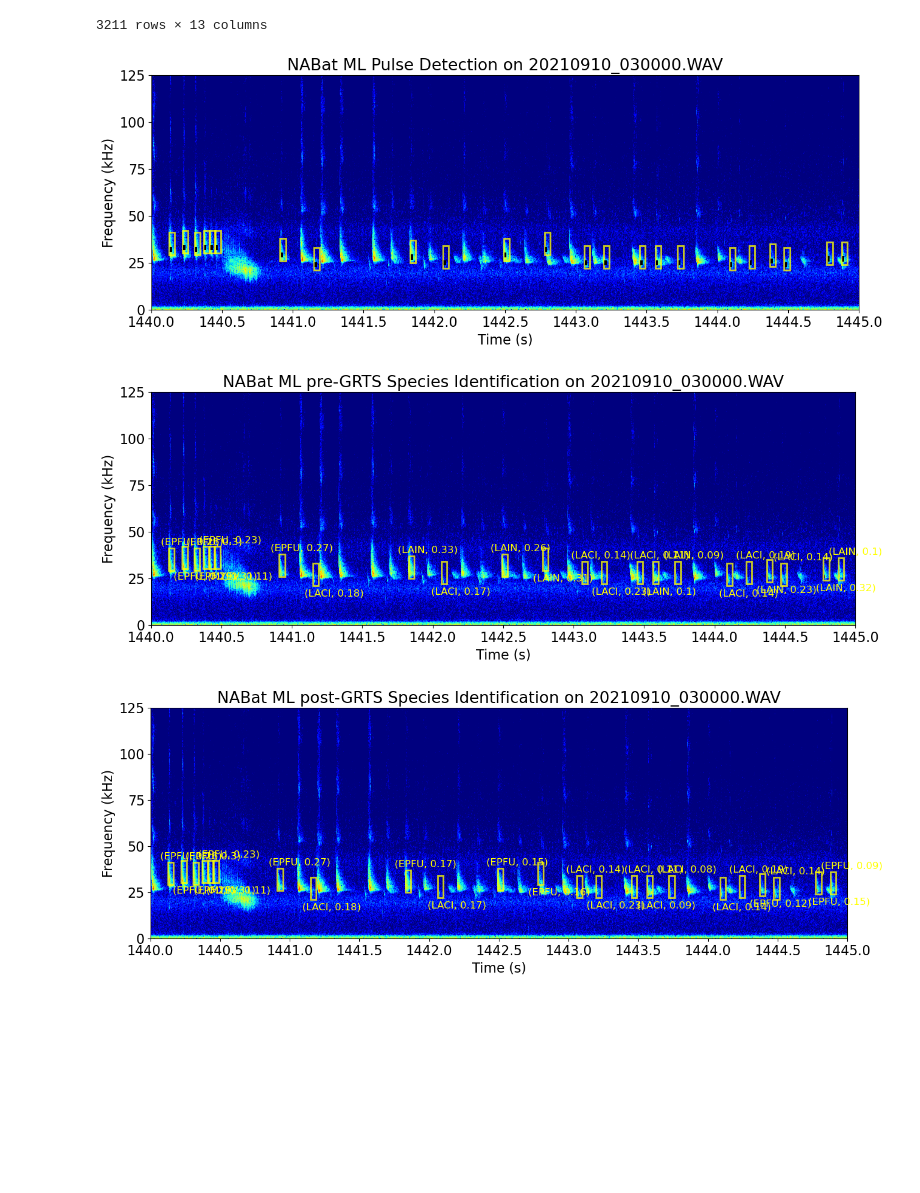
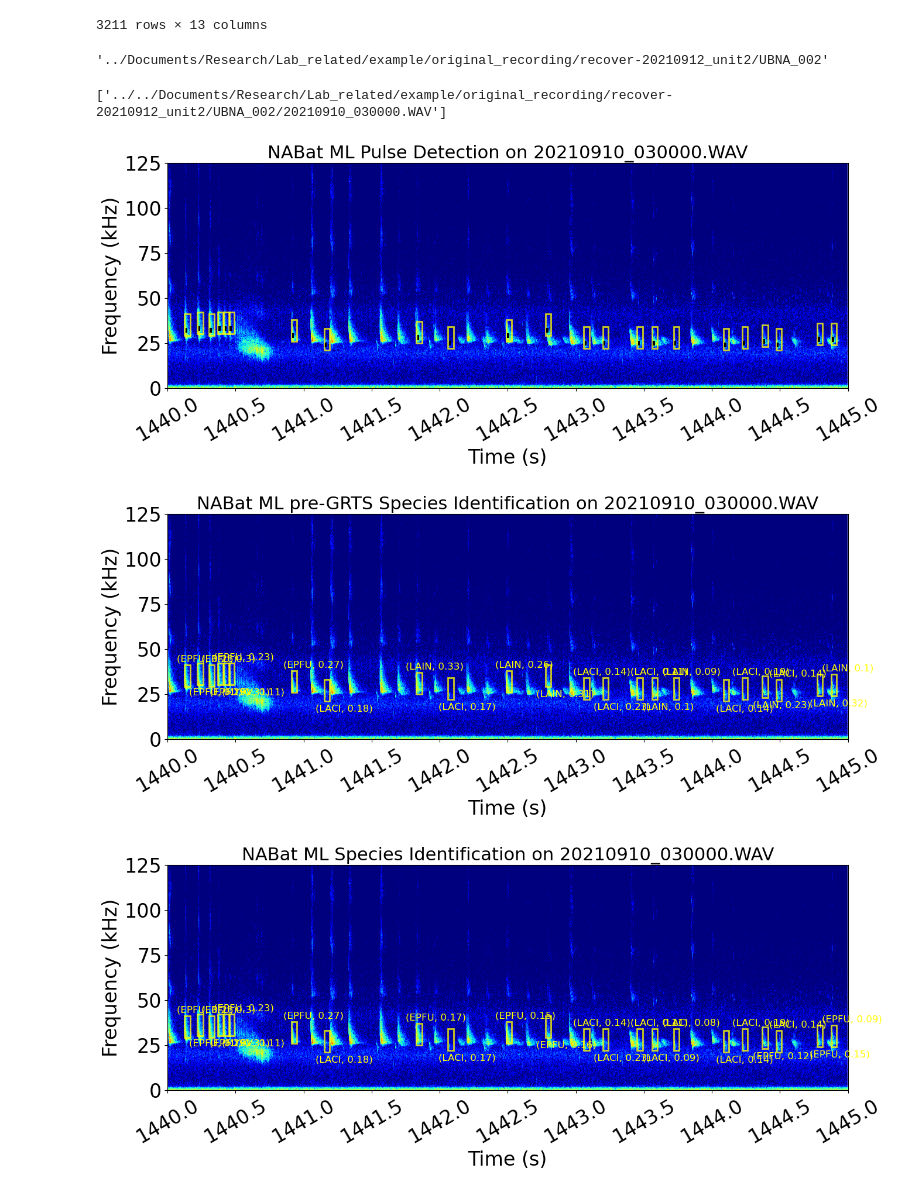
Before and after one commit to aditya-uw/nabat_ml_fork, a Jupyter notebook: notebooks/detection_comparisons.ipynb, the cells around one changed output. Cells and saved outputs as stored; diff of their text form; code cells hidden in the pictures; blank space fills up the shorter version.

```diff
--- a/notebooks/detection_comparisons.ipynb
+++ b/notebooks/detection_comparisons.ipynb
@@ -215,7 +215,7 @@ nabat_ml_predictions_w_grts.loc[nabat_ml_predictions_w_grts["Species code"] == "
 | 2725 | 1422 | 20210910_030000.WAV | Hoary bat | LACI | 14 | 73534 | 1789970 | 35.25 | ... |
 831 rows × 11 columns
 # %%
-batdetect2_predictions = pd.read_csv('batdetect2_outputs/recover-20210912/Foliage/bd2_20210910_030000.csv')
+batdetect2_predictions = pd.read_csv('../batdetect2_outputs/recover-20210912/Foliage/bd2_20210910_030000.csv')
 batdetect2_predictions
 # %% [output]
 |  | start_time | end_time | low_freq | high_freq | event | class | class_prob | det_prob | individual | ... |
@@ -231,9 +231,16 @@ batdetect2_predictions
 | 3209 | 1782.0615 | 1782.0702 | 25468.0 | 34393.0 | Echolocation | Eptesicus serotinus | 0.393 | 0.600 | -1 | ... |
 | 3210 | 1782.5735 | 1782.5819 | 26328.0 | 34609.0 | Echolocation | Eptesicus serotinus | 0.310 | 0.511 | -1 | ... |
 3211 rows × 13 columns
+# %%
+directory
+# %% [output]
+'../Documents/Research/Lab_related/example/original_recording/recover-20210912_unit2/UBNA_002'
 # %%
-input_files = glob.glob('{}/*.WAV'.format(directory), recursive=True)
+input_files = glob.glob('../{}/*.WAV'.format(directory), recursive=True)
 key_times = [247, 757, 762, 777, 955, 1155, 1440, 1615]
+input_files
+# %% [output]
+['../../Documents/Research/Lab_related/example/original_recording/recover-20210912_unit2/UBNA_002/20210910_030000.WAV']
 # %%
 audio_file = sf.SoundFile(input_files[0])
 fs = audio_file.samplerate
@@ -247,8 +254,8 @@ plot_dets = nabat_ml_predictions.loc[np.logical_and(nabat_ml_predictions['Pulse
 
 
 plt.figure(figsize=(15, 5))
-plt.rcParams.update({'font.size': 16})
-plt.title("NABat ML Pulse Detection on 20210910_030000.WAV")
+plt.rcParams.update({'font.size': 24})
+plt.title("NABat ML Pulse Detection on 20210910_030000.WAV", fontsize=22)
 plt.specgram(audio_seg, NFFT=1024, cmap='jet', vmin=vmin)
 
 ax = plt.gca()
@@ -261,7 +268,7 @@ for i, row in plot_dets.iterrows():
     ax.add_patch(rect)
 
 plt.yticks(ticks=np.linspace(0, 1, 6), labels=np.linspace(0, fs/2000, 6).astype('int'))
-plt.xticks(ticks=np.linspace(0, duration*(fs/2), 11), labels=np.round(np.linspace(start, start+duration, 11, dtype='float'), 2))
+plt.xticks(ticks=np.linspace(0, duration*(fs/2), 11), labels=np.round(np.linspace(start, start+duration, 11, dtype='float'), 2), rotation=30)
 plt.ylabel("Frequency (kHz)")
 plt.xlabel("Time (s)")
 
@@ -270,8 +277,8 @@ nabat_ml_predictions = nabat_ml_predictions_wout_grts
 plot_dets = nabat_ml_predictions.loc[np.logical_and(nabat_ml_predictions['Pulse offset'] > start*1000, nabat_ml_predictions['Pulse offset'] <= (start+duration)*1000)]
 
 plt.figure(figsize=(15, 5))
-plt.rcParams.update({'font.size': 16})
-plt.title("NABat ML pre-GRTS Species Identification on 20210910_030000.WAV")
+plt.rcParams.update({'font.size': 24})
+plt.title("NABat ML pre-GRTS Species Identification on 20210910_030000.WAV", fontsize=22)
 plt.specgram(audio_seg, NFFT=1024, cmap='jet', vmin=vmin)
 
 ax = plt.gca()
@@ -286,7 +293,7 @@ for i, row in plot_dets.iterrows():
     ax.add_patch(rect)
 
 plt.yticks(ticks=np.linspace(0, 1, 6), labels=np.linspace(0, fs/2000, 6).astype('int'))
-plt.xticks(ticks=np.linspace(0, duration*(fs/2), 11), labels=np.round(np.linspace(start, start+duration, 11, dtype='float'), 2))
+plt.xticks(ticks=np.linspace(0, duration*(fs/2), 11), labels=np.round(np.linspace(start, start+duration, 11, dtype='float'), 2), rotation=30)
 plt.ylabel("Frequency (kHz)")
 plt.xlabel("Time (s)")
 
@@ -295,8 +302,8 @@ plot_dets = nabat_ml_predictions.loc[np.logical_and(nabat_ml_predictions['Pulse
 
 
 plt.figure(figsize=(15, 5))
-plt.rcParams.update({'font.size': 16})
-plt.title("NABat ML post-GRTS Species Identification on 20210910_030000.WAV")
+plt.rcParams.update({'font.size': 24})
+plt.title("NABat ML Species Identification on 20210910_030000.WAV", fontsize=22)
 plt.specgram(audio_seg, NFFT=1024, cmap='jet', vmin=vmin)
 
 ax = plt.gca()
@@ -311,43 +318,43 @@ for i, row in plot_dets.iterrows():
     ax.add_patch(rect)
 
 plt.yticks(ticks=np.linspace(0, 1, 6), labels=np.linspace(0, fs/2000, 6).astype('int'))
-plt.xticks(ticks=np.linspace(0, duration*(fs/2), 11), labels=np.round(np.linspace(start, start+duration, 11, dtype='float'), 2))
+plt.xticks(ticks=np.linspace(0, duration*(fs/2), 11), labels=np.round(np.linspace(start, start+duration, 11, dtype='float'), 2), rotation=30)
 plt.ylabel("Frequency (kHz)")
 plt.xlabel("Time (s)")
 
 plt.figure(figsize=(15, 5))
-plt.title("BatDetect2 Detections + Identifications on 20210910_030000.WAV")
-plt.rcParams.update({'font.size': 16})
+plt.title("BatDetect2 Detections + Identifications on 20210910_030000.WAV", fontsize=22)
+plt.rcParams.update({'font.size': 24})
 plt.specgram(audio_seg, NFFT=1024, cmap='jet', vmin=vmin)
 plot_dets = batdetect2_predictions.loc[np.logical_and(batdetect2_predictions['start_time'] > start, batdetect2_predictions['end_time'] < (start+duration))]
 
 ax = plt.gca()
 for i, row in plot_dets.iterrows():
     rect = patches.Rectangle(((row['start_time'] - start - 0.01)*(fs/2), (row['low_freq']-2000)/(fs/2)),
                     0.04*(fs/2), 12000/(fs/2), linewidth=2, edgecolor='yellow', facecolor='none', alpha=0.8)
 
     if np.mod(i, 2) == 0:
         plt.text(x=(row['start_time'] - start - 0.1)*(fs/2), y=(row['low_freq']+12000)/(fs/2), s=f"({row['class'].upper().split()[0][:2]}{row['class'].upper().split()[1][:2]}, {round(row['class_prob'], 2)})", color='yellow', fontsize=12)
     if np.mod(i, 2) == 1:
         plt.text(x=(row['start_time'] - start - 0.1)*(fs/2), y=(row['low_freq']-7500)/(fs/2), s=f"({row['class'].upper().split()[0][:2]}{row['class'].upper().split()[1][:2]}, {round(row['class_prob'], 2)})", color='yellow', fontsize=12)
 
     ax.add_patch(rect)
 
 plt.yticks(ticks=np.linspace(0, 1, 6), labels=np.linspace(0, fs/2000, 6).astype('int'))
-plt.xticks(ticks=np.linspace(0, duration*(fs/2), 11), labels=np.round(np.linspace(start, start+duration, 11, dtype='float'), 2))
+plt.xticks(ticks=np.linspace(0, duration*(fs/2), 11), labels=np.round(np.linspace(start, start+duration, 11, dtype='float'), 2), rotation=30)
 plt.ylabel("Frequency (kHz)")
 plt.xlabel("Time (s)")
 
 plt.figure(figsize=(15, 5))
 plt.title("20210910_030000.WAV")
 plt.plot(audio_seg)
 plt.xlim(0, duration*fs)
 plt.xticks(ticks=np.linspace(0, duration*fs, 11), labels=np.round(np.linspace(start, start+duration, 11, dtype='float'), 2))
 plt.ylabel("Amplitude (V)")
 plt.xlabel("Time (s)")
 
 plt.show()
 # %% [output]
-[figure, old version]
+[figure, new version]
-[figure, old version]
+[figure, new version]
-[figure, old version]
+[figure, new version]
```
Also changed, not shown: parts of 1 cell of this notebook, 1 other file.
